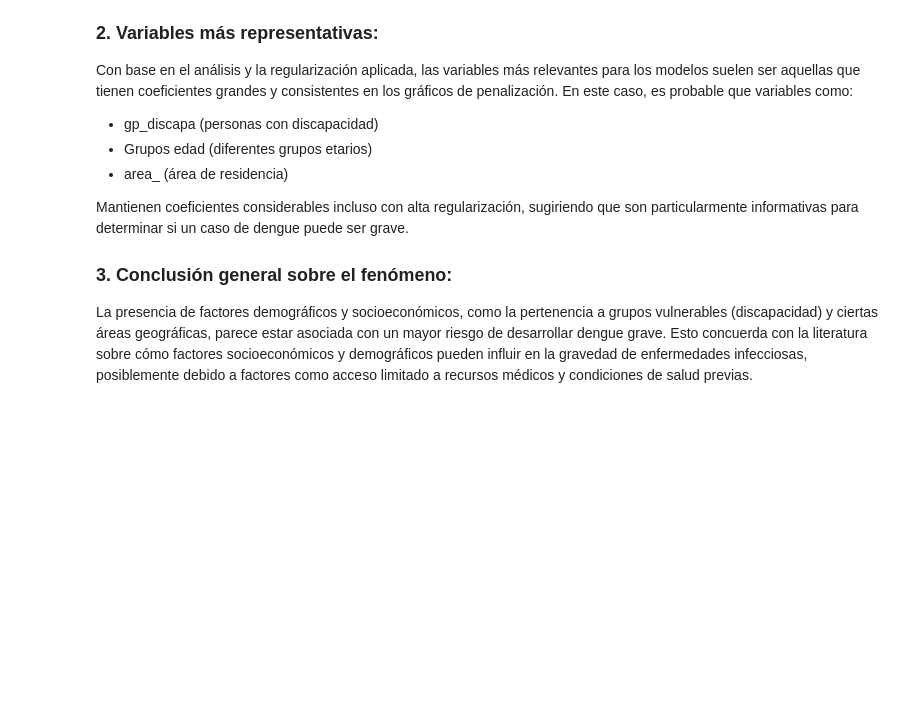
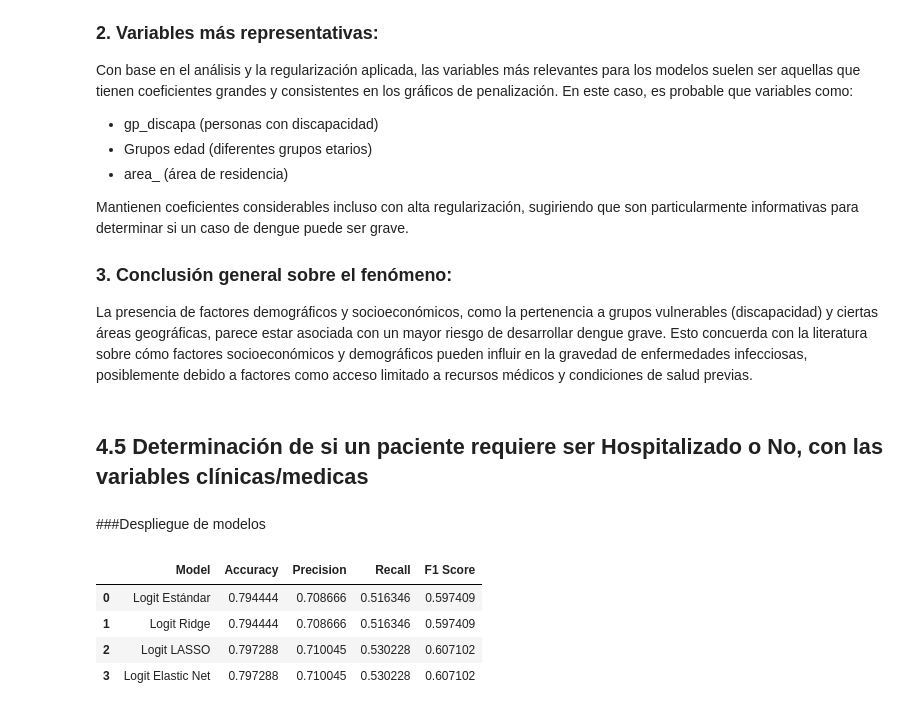
Before and after one commit to MarioSolano98/actividad-evaluativa3-AC, a Jupyter notebook: actividad_evaluativa3.ipynb, the cells around one changed output. Drawn from its saved outputs; the diff is of its cells as text; code cells hidden in the pictures; blank space fills up the shorter version.

```diff
--- a/actividad_evaluativa3.ipynb
+++ b/actividad_evaluativa3.ipynb
@@ -906,3 +594,52 @@ Mantienen coeficientes considerables incluso con alta regularización, sugiriend
 ### 3. **Conclusión general sobre el fenómeno:**
 
 La presencia de factores demográficos y socioeconómicos, como la pertenencia a grupos vulnerables (discapacidad) y ciertas áreas geográficas, parece estar asociada con un mayor riesgo de desarrollar dengue grave. Esto concuerda con la literatura sobre cómo factores socioeconómicos y demográficos pueden influir en la gravedad de enfermedades infecciosas, posiblemente debido a factores como acceso limitado a recursos médicos y condiciones de salud previas.
+# %% [markdown]
+## **4.5 Determinación de si un paciente requiere ser Hospitalizado o No, con las variables clínicas/medicas**
+# %% [markdown]
+###Despliegue de modelos
+# %%
+# Crear un diccionario para almacenar las métricas de los modelos
+results = {'Model': [], 'Accuracy': [], 'Precision': [], 'Recall': [], 'F1 Score': []}
+
+# Función para entrenar y evaluar cada modelo
+def evaluate_model(model, model_name):
+    model.fit(X_train, y_train)
+    y_pred = model.predict(X_test)
+
+    # Calcular las métricas
+    accuracy = accuracy_score(y_test, y_pred)
+    precision = precision_score(y_test, y_pred)
+    recall = recall_score(y_test, y_pred)
+    f1 = f1_score(y_test, y_pred)
+
+    # Almacenar los resultados en el diccionario
+    results['Model'].append(model_name)
+    results['Accuracy'].append(accuracy)
+    results['Precision'].append(precision)
+    results['Recall'].append(recall)
+    results['F1 Score'].append(f1)
+
+# Evaluar el modelo Logit estándar
+evaluate_model(logit_model, 'Logit Estándar')
+
+# Evaluar el modelo Logit Ridge con los mejores parámetros encontrados
+evaluate_model(ridge_cv.best_estimator_, 'Logit Ridge')
+
+# Evaluar el modelo Logit LASSO con los mejores parámetros encontrados
+evaluate_model(lasso_cv.best_estimator_, 'Logit LASSO')
+
+# Evaluar el modelo Logit Elastic Net con los mejores parámetros encontrados
+evaluate_model(enet_cv.best_estimator_, 'Logit Elastic Net')
+
+# Convertir los resultados a un DataFrame
+results_df = pd.DataFrame(results)
+
+# Mostrar el DataFrame con los resultados de los modelos
+results_df
+# %% [output]
+|  | Model | Accuracy | Precision | Recall | F1 Score |
+| 0 | Logit Estándar | 0.794444 | 0.708666 | 0.516346 | 0.597409 |
+| 1 | Logit Ridge | 0.794444 | 0.708666 | 0.516346 | 0.597409 |
+| 2 | Logit LASSO | 0.797288 | 0.710045 | 0.530228 | 0.607102 |
+| 3 | Logit Elastic Net | 0.797288 | 0.710045 | 0.530228 | 0.607102 |
```
Also changed, not shown: parts of 42 cells of this notebook.
